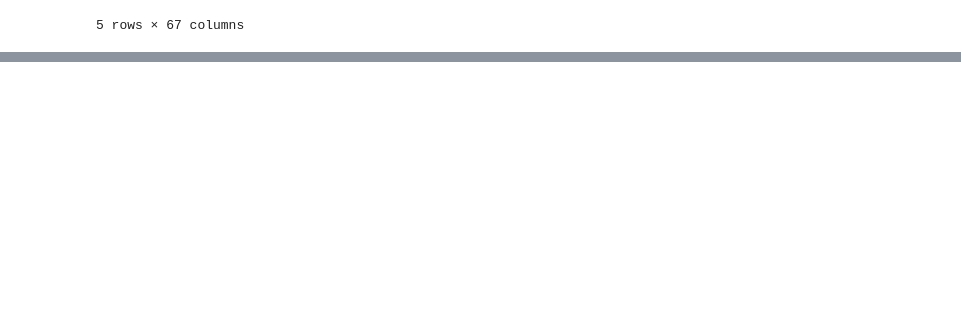
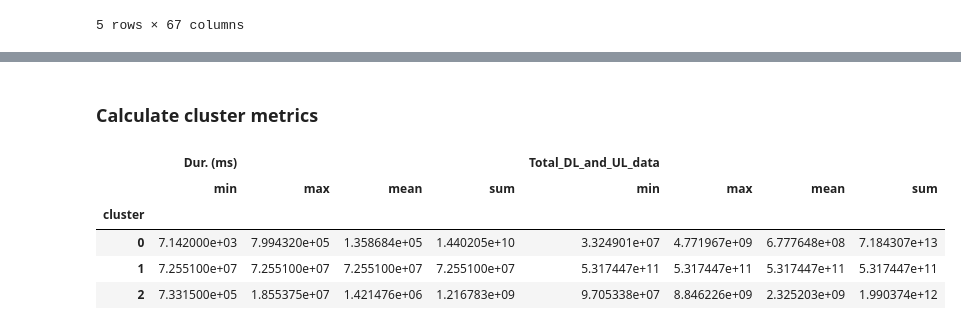
Before and after one commit to GuleWako/10Acadamey-week-2-Analysis-of-Wealthy-Investor, a Jupyter notebook: notebooks/tellcoDataAnalysis.ipynb, the cells around one changed output, grey strips where cells are left out. Drawn from its saved outputs; the diff is of its cells as text; code cells hidden in the pictures; blank space fills up the shorter version.

Commit message:
user engagement analysis

```diff
--- a/notebooks/tellcoDataAnalysis.ipynb
+++ b/notebooks/tellcoDataAnalysis.ipynb
@@ -596,0 +606,3 @@ final_df.head()
+# %%
+engagement_metrics = xdr_data.groupby('MSISDN/Number')[['Dur. (ms)', 'Total_DL_and_UL_data']].sum()
+engagement_metrics.head()
@@ -596,0 +644,6 @@ final_df.head()
+# %%
+scaler = MinMaxScaler()
+normalized_data = scaler.fit_transform(engagement_metrics)
+
+normalized_data = pd.DataFrame(normalized_data)
+normalized_data.head(20)
@@ -596,0 +670,8 @@ final_df.head()
+# %%
+kmeans = KMeans(n_clusters=3, random_state=42)
+clusters = kmeans.fit_predict(normalized_data)
+engagement_metrics['cluster'] = clusters
+
+zero_cluster = engagement_metrics[engagement_metrics['cluster'] == 0]
+one_cluster = engagement_metrics[engagement_metrics['cluster'] == 1]
+two_cluster = engagement_metrics[engagement_metrics['cluster'] == 2]
@@ -596,0 +696,13 @@ final_df.head()
+# %% [markdown]
+### Calculate cluster metrics
+# %%
+cluster_metrics = engagement_metrics.groupby('cluster').agg(['min', 'max', 'mean', 'sum'])
+
+cluster_metrics.head()
+# %% [output]
+|  | Dur. (ms) |  |  |  | Total_DL_and_UL_data |  |  |  |
+|  | min | max | mean | sum | min | max | mean | sum |
+| cluster |  |  |  |  |  |  |  |  |
+| 0 | 7.142000e+03 | 7.994320e+05 | 1.358684e+05 | 1.440205e+10 | 3.324901e+07 | 4.771967e+09 | 6.777648e+08 | 7.184307e+13 |
+| 1 | 7.255100e+07 | 7.255100e+07 | 7.255100e+07 | 7.255100e+07 | 5.317447e+11 | 5.317447e+11 | 5.317447e+11 | 5.317447e+11 |
+| 2 | 7.331500e+05 | 1.855375e+07 | 1.421476e+06 | 1.216783e+09 | 9.705338e+07 | 8.846226e+09 | 2.325203e+09 | 1.990374e+12 |
```
Also changed, not shown: parts of 12 cells of this notebook.
